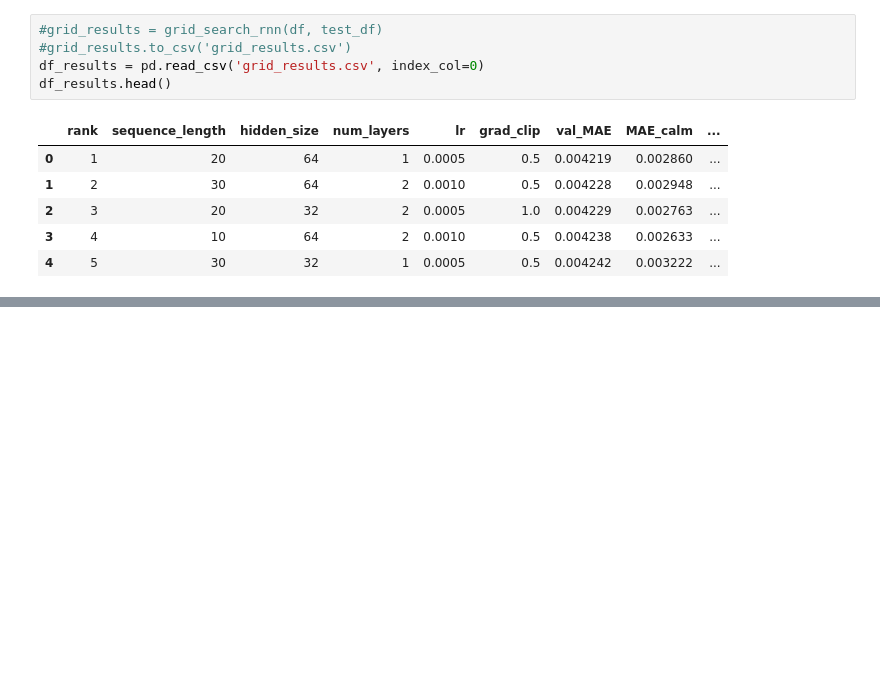
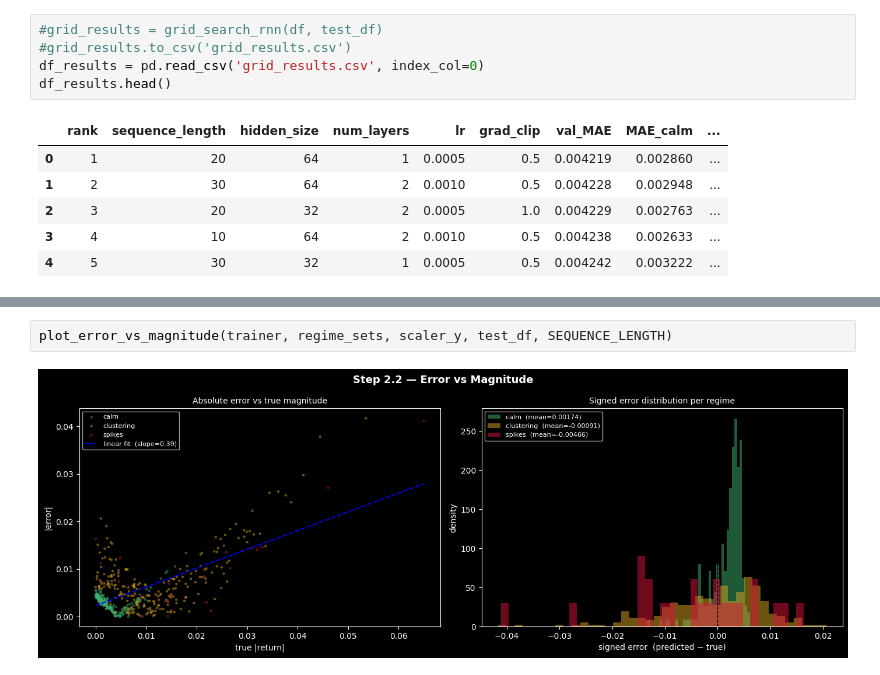
Before and after one commit to edouardblnc87/deep_learning_implementation, a Jupyter notebook: 6_rnn.ipynb, the cells around one changed output, grey strips where cells are left out. Drawn from its saved outputs; the diff is of its cells as text; blank space fills up the shorter version.

```diff
--- a/6_rnn.ipynb
+++ b/6_rnn.ipynb
@@ -279,0 +307,4 @@ Already done via `evaluate_regimes` — but go deeper. Look at the worst 5% of p
+# %%
+plot_error_vs_magnitude(trainer, regime_sets, scaler_y, test_df, SEQUENCE_LENGTH)
+# %% [output]
+[figure, added]
```
Also changed, not shown: parts of 42 cells of this notebook, 3 other files.
